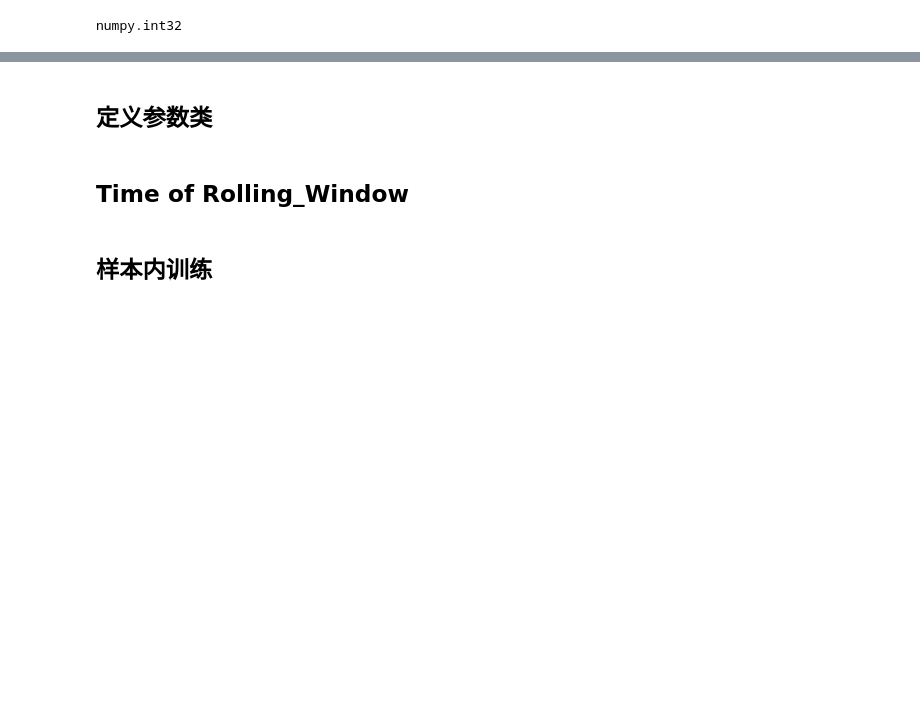
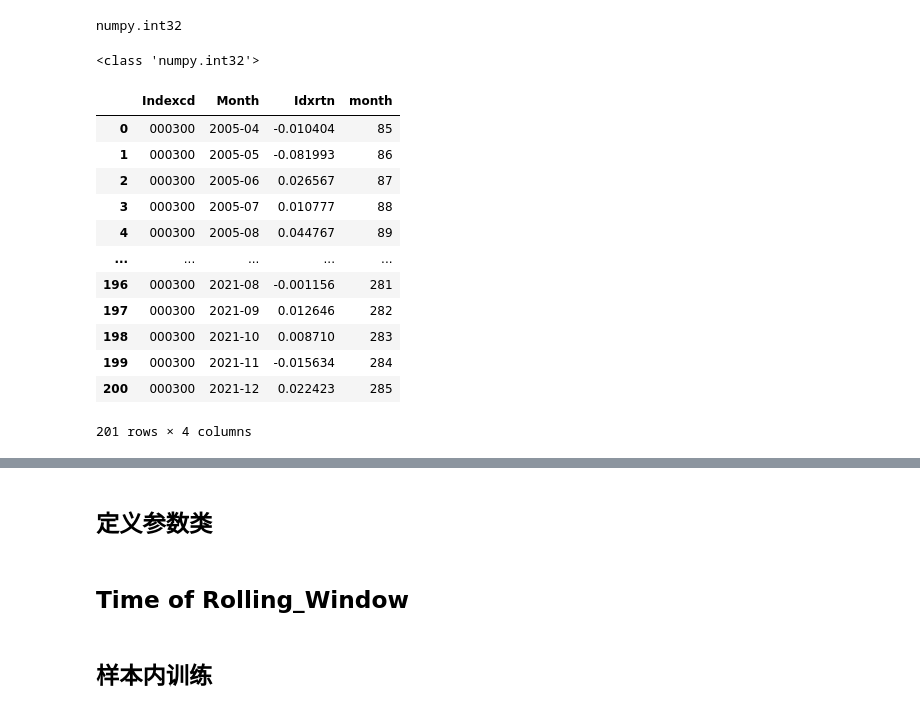
Before and after one commit to learnerjunjun/Hs300-CVaR-Strategy, a Jupyter notebook: finding results/Optimization Solutions_test.ipynb, the cells around one changed output, grey strips where cells are left out. Cells and saved outputs as stored; diff of their text form; code cells hidden in the pictures; blank space fills up the shorter version.

```diff
--- a/finding results/Optimization Solutions_test.ipynb
+++ b/finding results/Optimization Solutions_test.ipynb
@@ -21,3 +36,29 @@ hs300['month']=hs300['month'].astype(int)
 type(hs300['month'][0])
 # %% [output]
 numpy.int32
+# %%
+#hs300收益率
+Dataused_return=pd.read_excel(r'../data/国内指数月行情文件/IDX_Idxtrdmth.xlsx',dtype = object)
+month_name_number = pd.DataFrame({'Month': hs300['month_details'].unique(), 'month':hs300['month'].unique()})
+hs300_return_monthly = Dataused_return.loc[Dataused_return['Indexcd'] == '000300']
+hs300_return = pd.merge(hs300_return_monthly, month_name_number, on='Month', how='right')
+hs300_return = hs300_return.dropna()
+# %%
+hs300_return['month'] = hs300_return['month'].astype(int)
+print(type(hs300_return['month'][0]))
+hs300_return
+# %% [output]
+<class 'numpy.int32'>
+|  | Indexcd | Month | Idxrtn | month |
+| 0 | 000300 | 2005-04 | -0.010404 | 85 |
+| 1 | 000300 | 2005-05 | -0.081993 | 86 |
+| 2 | 000300 | 2005-06 | 0.026567 | 87 |
+| 3 | 000300 | 2005-07 | 0.010777 | 88 |
+| 4 | 000300 | 2005-08 | 0.044767 | 89 |
+| ... | ... | ... | ... | ... |
+| 196 | 000300 | 2021-08 | -0.001156 | 281 |
+| 197 | 000300 | 2021-09 | 0.012646 | 282 |
+| 198 | 000300 | 2021-10 | 0.008710 | 283 |
+| 199 | 000300 | 2021-11 | -0.015634 | 284 |
+| 200 | 000300 | 2021-12 | 0.022423 | 285 |
+201 rows × 4 columns
```
Also changed, not shown: parts of 2 cells of this notebook, 2 other files.
